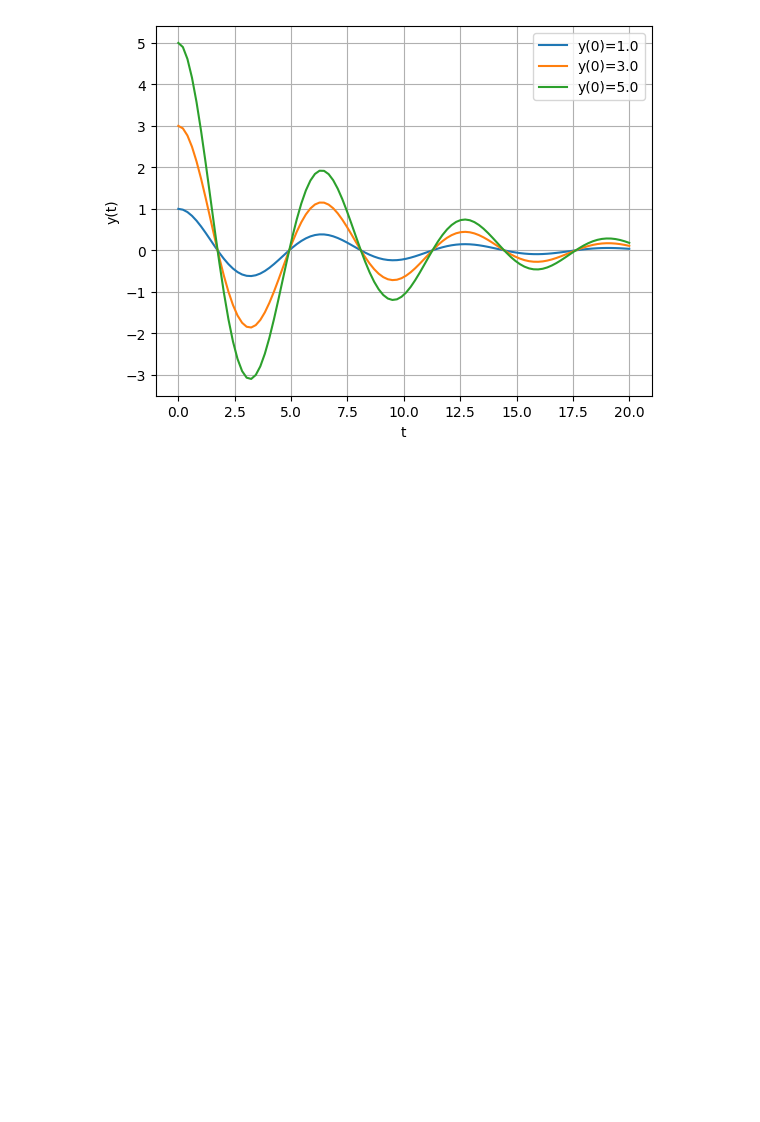
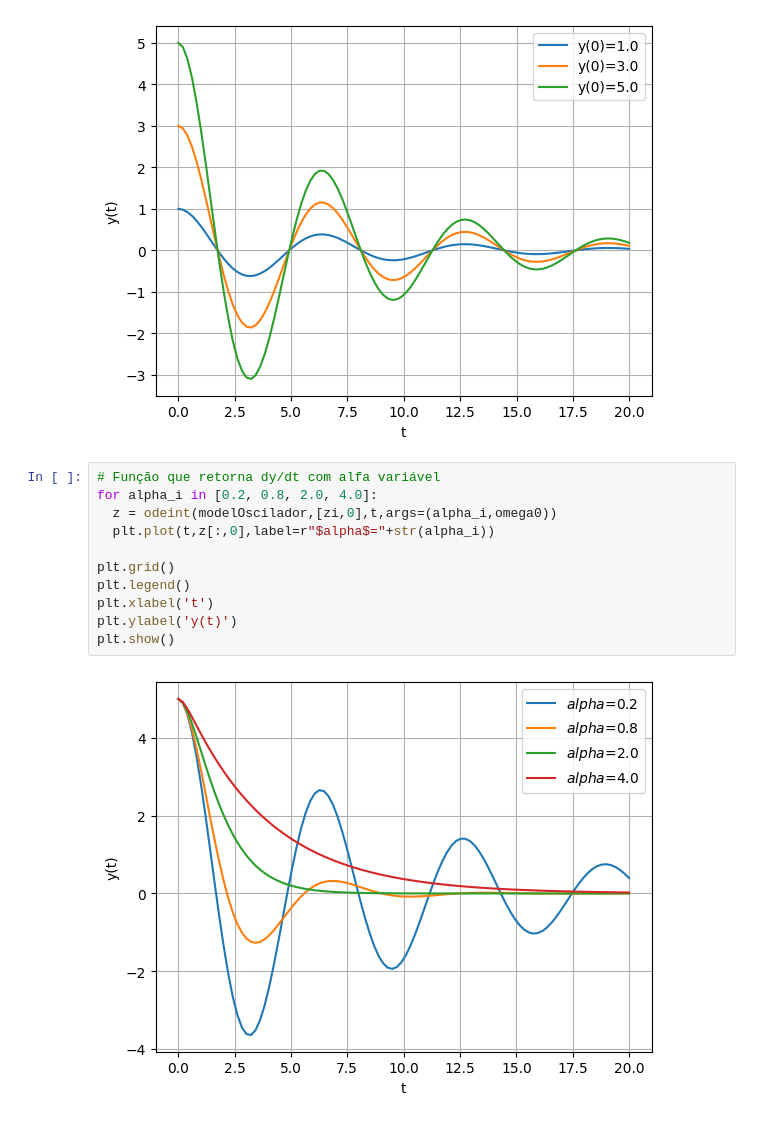
Before and after one commit to Felipe-Pinto/python_para_exatas, a Jupyter notebook: Função.ipynb, the cells around one changed output. Cells and saved outputs as stored; diff of their text form; blank space fills up the shorter version.

```diff
--- a/Função.ipynb
+++ b/Função.ipynb
@@ -129,3 +129,16 @@ plt.ylabel('y(t)')
 plt.show()
 # %% [output]
 [figure]
+# %%
+# Função que retorna dy/dt com alfa variável
+for alpha_i in [0.2, 0.8, 2.0, 4.0]:
+  z = odeint(modelOscilador,[zi,0],t,args=(alpha_i,omega0))
+  plt.plot(t,z[:,0],label=r"$alpha$="+str(alpha_i))
+
+plt.grid()
+plt.legend()
+plt.xlabel('t')
+plt.ylabel('y(t)')
+plt.show()
+# %% [output]
+[figure, added]
```
Also changed, not shown: parts of 1 cell of this notebook.
